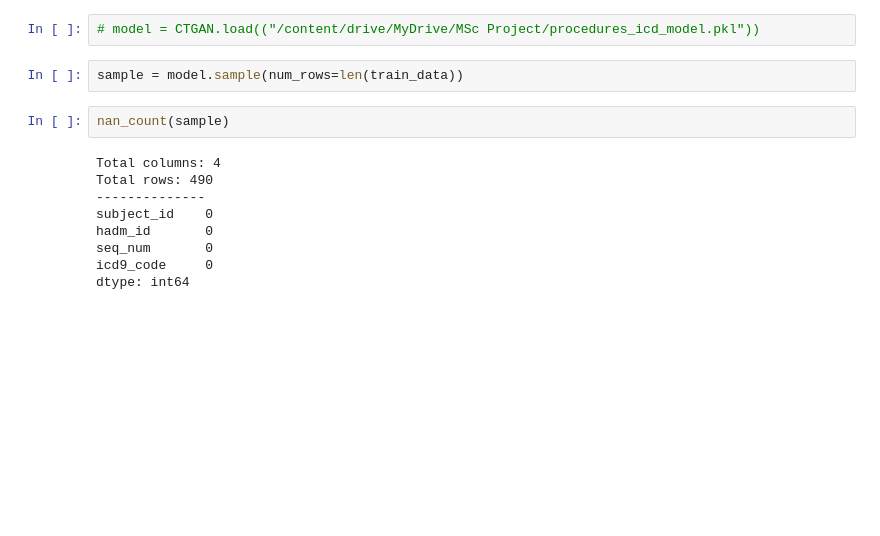
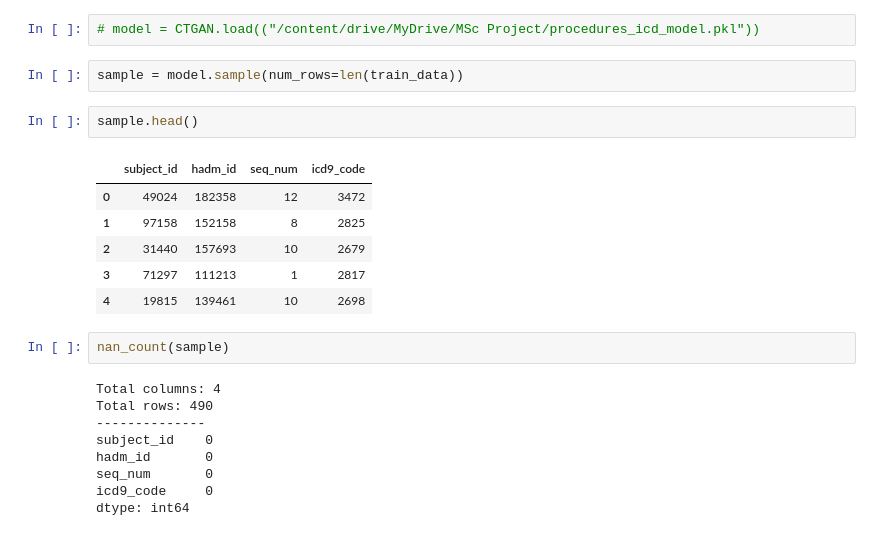
Before and after one commit to Alaskyed/Synthetic-Electronic-Health-Records-Data-using-MIMIC-III, a Jupyter notebook: SDV_procedures_icd_generation.ipynb, the cells around one changed output. Saved outputs shown, nothing was run; the diff lists cells and outputs as text; blank space fills up the shorter version.

```diff
--- a/SDV_procedures_icd_generation.ipynb
+++ b/SDV_procedures_icd_generation.ipynb
@@ -144,6 +144,15 @@ model.save(date_set_path + "100_models/" + "procedures_icd_model.pkl")
 # model = CTGAN.load(("/content/drive/MyDrive/MSc Project/procedures_icd_model.pkl"))
 # %%
 sample = model.sample(num_rows=len(train_data))
+# %%
+sample.head()
+# %% [output]
+|  | subject_id | hadm_id | seq_num | icd9_code |
+| 0 | 49024 | 182358 | 12 | 3472 |
+| 1 | 97158 | 152158 | 8 | 2825 |
+| 2 | 31440 | 157693 | 10 | 2679 |
+| 3 | 71297 | 111213 | 1 | 2817 |
+| 4 | 19815 | 139461 | 10 | 2698 |
 # %%
 nan_count(sample)
 # %% [output]
```
Also changed, not shown: parts of 5 cells of this notebook, 4 other files.
